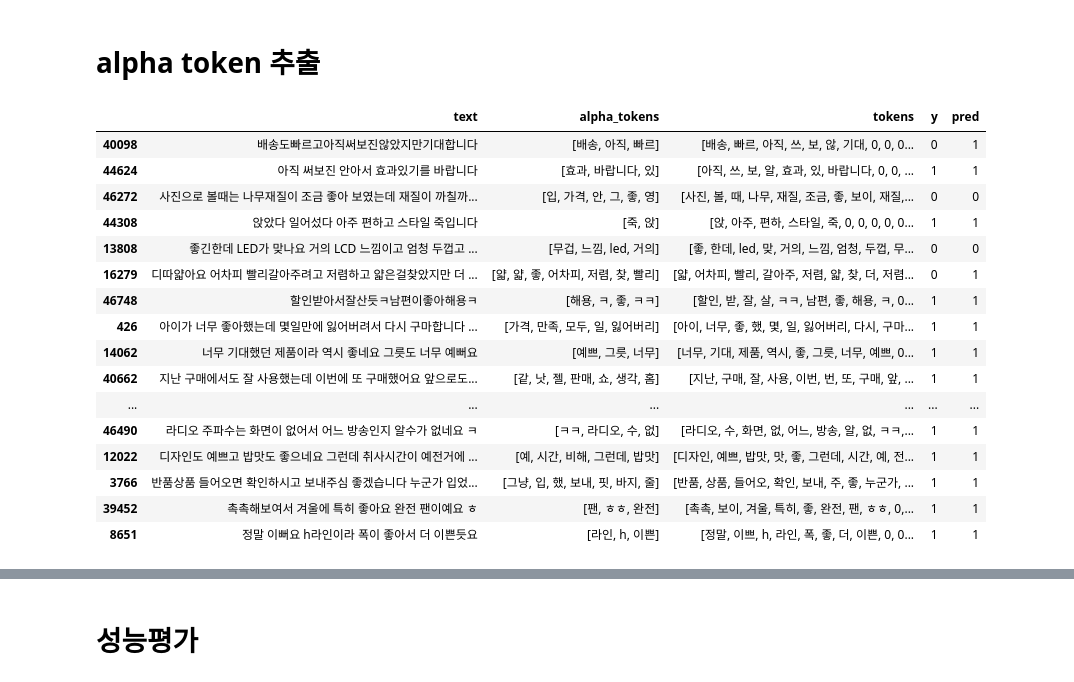
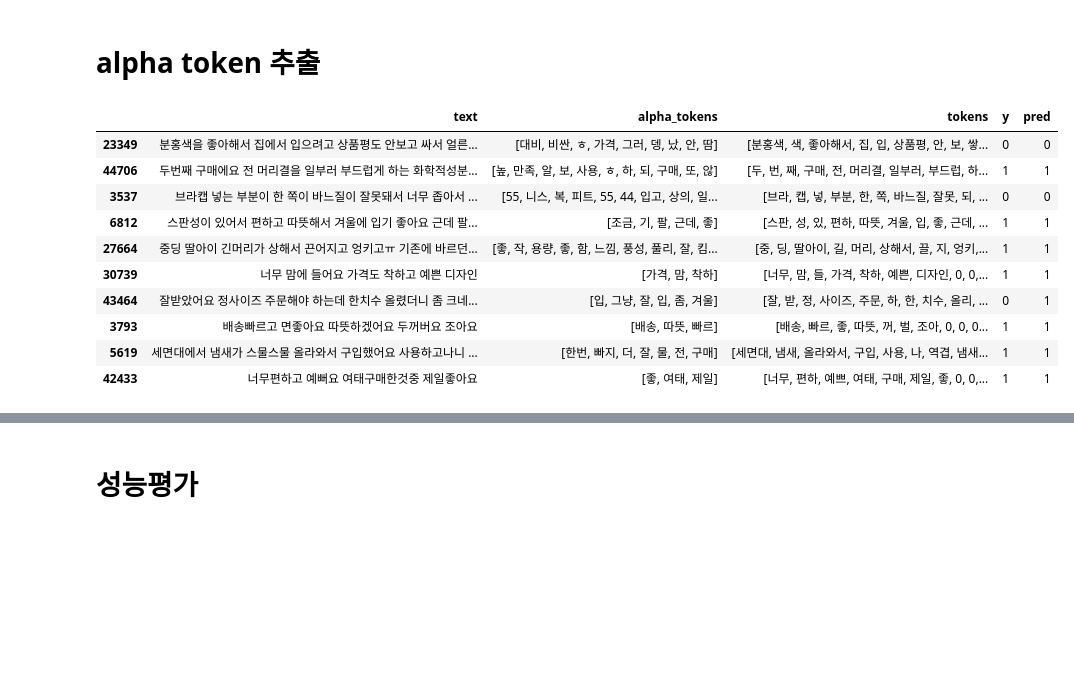
Before and after one commit to joonable/playground, a Jupyter notebook: prd_review_v2/step4_df_result_eda.ipynb, the cells around one changed output, grey strips where cells are left out. Drawn from its saved outputs; the diff is of its cells as text; code cells hidden in the pictures; blank space fills up the shorter version.

```diff
--- a/prd_review_v2/step4_df_result_eda.ipynb
+++ b/prd_review_v2/step4_df_result_eda.ipynb
@@ -113,23 +101,17 @@ def get_alpha_tokens(row):
 df_prev['alpha_tokens'] = df_prev.apply(lambda row: get_alpha_tokens(row), axis=1)
 df_new['alpha_tokens'] = df_new.apply(lambda row: get_alpha_tokens(row), axis=1)
 # %%
-df_new.loc[:, ['text', 'alpha_tokens', 'tokens', 'y', 'pred']].sample(20)
+df_new.loc[:, ['text', 'alpha_tokens', 'tokens', 'y', 'pred']].sample(10)
 # %% [output]
 |  | text | alpha_tokens | tokens | y | pred |
-| 40098 | 배송도빠르고아직써보진않았지만기대합니다 | [배송, 아직, 빠르] | [배송, 빠르, 아직, 쓰, 보, 않, 기대, 0, 0, 0... | 0 | 1 |
-| 44624 | 아직 써보진 안아서 효과있기를 바랍니다 | [효과, 바랍니다, 있] | [아직, 쓰, 보, 알, 효과, 있, 바랍니다, 0, 0, ... | 1 | 1 |
-| 46272 | 사진으로 볼때는 나무재질이 조금 좋아 보였는데 재질이 까칠까... | [입, 가격, 안, 그, 좋, 영] | [사진, 볼, 때, 나무, 재질, 조금, 좋, 보이, 재질,... | 0 | 0 |
-| 44308 | 앉았다 일어섰다 아주 편하고 스타일 죽입니다 | [죽, 앉] | [앉, 아주, 편하, 스타일, 죽, 0, 0, 0, 0, 0... | 1 | 1 |
-| 13808 | 좋긴한데 LED가 맞나요 거의 LCD 느낌이고 엄청 두껍고 ... | [무겁, 느낌, led, 거의] | [좋, 한데, led, 맞, 거의, 느낌, 엄청, 두껍, 무... | 0 | 0 |
-| 16279 | 디따얇아요 어차피 빨리갈아주려고 저렴하고 얇은걸찾았지만 더 ... | [얇, 얇, 좋, 어차피, 저렴, 찾, 빨리] | [얇, 어차피, 빨리, 갈아주, 저렴, 얇, 찾, 더, 저렴... | 0 | 1 |
-| 46748 | 할인받아서잘산듯ㅋ남편이좋아해용ㅋ | [해용, ㅋ, 좋, ㅋㅋ] | [할인, 받, 잘, 살, ㅋㅋ, 남편, 좋, 해용, ㅋ, 0... | 1 | 1 |
-| 426 | 아이가 너무 좋아했는데 몇일만에 잃어버려서 다시 구마합니다 ... | [가격, 만족, 모두, 일, 잃어버리] | [아이, 너무, 좋, 했, 몇, 일, 잃어버리, 다시, 구마... | 1 | 1 |
-| 14062 | 너무 기대했던 제품이라 역시 좋네요 그릇도 너무 예뻐요 | [예쁘, 그릇, 너무] | [너무, 기대, 제품, 역시, 좋, 그릇, 너무, 예쁘, 0... | 1 | 1 |
-| 40662 | 지난 구매에서도 잘 사용했는데 이번에 또 구매했어요 앞으로도... | [같, 낫, 젤, 판매, 쇼, 생각, 홈] | [지난, 구매, 잘, 사용, 이번, 번, 또, 구매, 앞, ... | 1 | 1 |
-| ... | ... | ... | ... | ... | ... |
-| 46490 | 라디오 주파수는 화면이 없어서 어느 방송인지 알수가 없네요 ㅋ | [ㅋㅋ, 라디오, 수, 없] | [라디오, 수, 화면, 없, 어느, 방송, 알, 없, ㅋㅋ,... | 1 | 1 |
-| 12022 | 디자인도 예쁘고 밥맛도 좋으네요 그런데 취사시간이 예전거에 ... | [예, 시간, 비해, 그런데, 밥맛] | [디자인, 예쁘, 밥맛, 맛, 좋, 그런데, 시간, 예, 전... | 1 | 1 |
-| 3766 | 반품상품 들어오면 확인하시고 보내주심 좋겠습니다 누군가 입었... | [그냥, 입, 했, 보내, 핏, 바지, 줄] | [반품, 상품, 들어오, 확인, 보내, 주, 좋, 누군가, ... | 1 | 1 |
-| 39452 | 촉촉해보여서 겨울에 특히 좋아요 완전 팬이예요 ㅎ | [팬, ㅎㅎ, 완전] | [촉촉, 보이, 겨울, 특히, 좋, 완전, 팬, ㅎㅎ, 0,... | 1 | 1 |
-| 8651 | 정말 이뻐요 h라인이라 폭이 좋아서 더 이쁜듯요 | [라인, h, 이쁜] | [정말, 이쁘, h, 라인, 폭, 좋, 더, 이쁜, 0, 0... | 1 | 1 |
+| 23349 | 분홍색을 좋아해서 집에서 입으려고 상품평도 안보고 싸서 얼른... | [대비, 비싼, ㅎ, 가격, 그러, 뎅, 났, 안, 땀] | [분홍색, 색, 좋아해서, 집, 입, 상품평, 안, 보, 쌓... | 0 | 0 |
+| 44706 | 두번째 구매에요 전 머리결을 일부러 부드럽게 하는 화학적성분... | [높, 만족, 알, 보, 사용, ㅎ, 하, 되, 구매, 또, 않] | [두, 번, 째, 구매, 전, 머리결, 일부러, 부드럽, 하... | 1 | 1 |
+| 3537 | 브라캡 넣는 부분이 한 쪽이 바느질이 잘못돼서 너무 좁아서 ... | [55, 니스, 복, 피트, 55, 44, 입고, 상의, 일... | [브라, 캡, 넣, 부분, 한, 쪽, 바느질, 잘못, 되, ... | 0 | 0 |
+| 6812 | 스판성이 있어서 편하고 따뜻해서 겨울에 입기 좋아요 근데 팔... | [조금, 기, 팔, 근데, 좋] | [스판, 성, 있, 편하, 따뜻, 겨울, 입, 좋, 근데, ... | 1 | 1 |
+| 27664 | 중딩 딸아이 긴머리가 상해서 끈어지고 엉키고ㅠ 기존에 바르던... | [좋, 작, 용량, 좋, 함, 느낌, 풍성, 풀리, 잘, 킴... | [중, 딩, 딸아이, 길, 머리, 상해서, 끌, 지, 엉키,... | 1 | 1 |
+| 30739 | 너무 맘에 들어요 가격도 착하고 예쁜 디자인 | [가격, 맘, 착하] | [너무, 맘, 들, 가격, 착하, 예쁜, 디자인, 0, 0,... | 1 | 1 |
+| 43464 | 잘받았어요 정사이즈 주문해야 하는데 한치수 올렸더니 좀 크네... | [입, 그냥, 잘, 입, 좀, 겨울] | [잘, 받, 정, 사이즈, 주문, 하, 한, 치수, 올리, ... | 0 | 1 |
+| 3793 | 배송빠르고 면좋아요 따뜻하겠어요 두꺼버요 조아요 | [배송, 따뜻, 빠르] | [배송, 빠르, 좋, 따뜻, 꺼, 벌, 조아, 0, 0, 0... | 1 | 1 |
+| 5619 | 세면대에서 냄새가 스물스물 올라와서 구입했어요 사용하고나니 ... | [한번, 빠지, 더, 잘, 물, 전, 구매] | [세면대, 냄새, 올라와서, 구입, 사용, 나, 역겹, 냄새... | 1 | 1 |
+| 42433 | 너무편하고 예뻐요 여태구매한것중 제일좋아요 | [좋, 여태, 제일] | [너무, 편하, 예쁘, 여태, 구매, 제일, 좋, 0, 0,... | 1 | 1 |
 # %%
```
Also changed, not shown: parts of 4 cells of this notebook.
